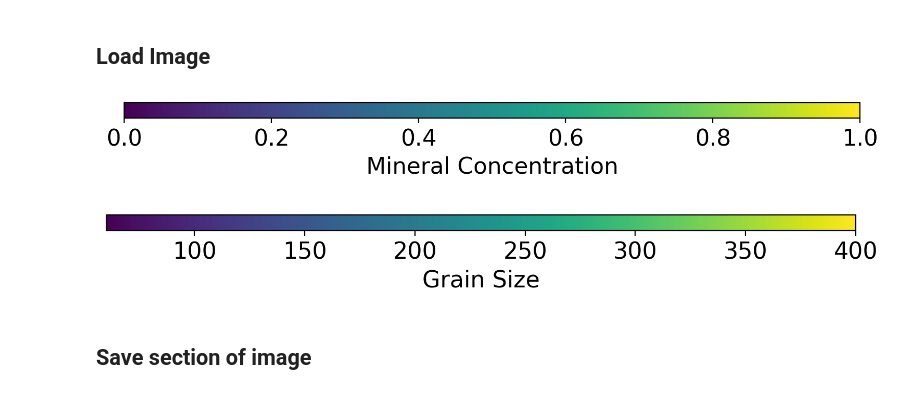
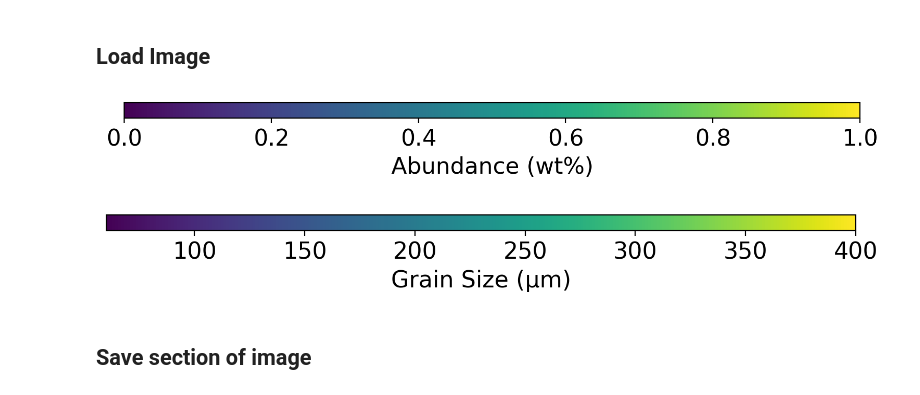
Before and after one commit to marinakiseleva/spectral_analysis, a Jupyter notebook: notebooks/Plotting.ipynb, the cells around one changed output. Drawn from its saved outputs; the diff is of its cells as text; code cells hidden in the pictures.

```diff
--- a/notebooks/Plotting.ipynb
+++ b/notebooks/Plotting.ipynb
@@ -108,32 +108,32 @@ cb1 = mpl.colorbar.ColorbarBase(ax1, cmap=cmap,
                                )
 cb1.ax.tick_params(labelsize=16)
 
-cb1.set_label('Mineral Concentration', fontsize=16)
+cb1.set_label('Abundance (wt%)', fontsize=16)
 plt.savefig("../output/colorbar_mineral.pdf")
 # %% [output]
-[figure, old version]
+[figure, new version]
 # %%
 import matplotlib.pyplot as plt
 import matplotlib as mpl
 
 from utils.constants import *
 
 fig = plt.figure(figsize=(8, 1), dpi=200)
 ax1 = fig.add_axes([0.05, 0.80, 0.9, 0.15])
 
 cmap = mpl.cm.viridis
 norm = mpl.colors.Normalize(vmin=GRAIN_SIZE_MIN, vmax=GRAIN_SIZE_MAX)
 
 cb1 = mpl.colorbar.ColorbarBase(ax1, cmap=cmap,
                                 norm=norm,
                                 orientation='horizontal',
                                )
 cb1.ax.tick_params(labelsize=16)
 
-cb1.set_label('Grain Size', fontsize=16)
+cb1.set_label('Grain Size (μm)', fontsize=16)
 plt.savefig("../output/colorbar_grainsize.pdf")
 # %% [output]
-[figure, old version]
+[figure, new version]
 # %% [markdown]
 ## Save section of image
 # %%
```
Also changed, not shown: 2 other files.
